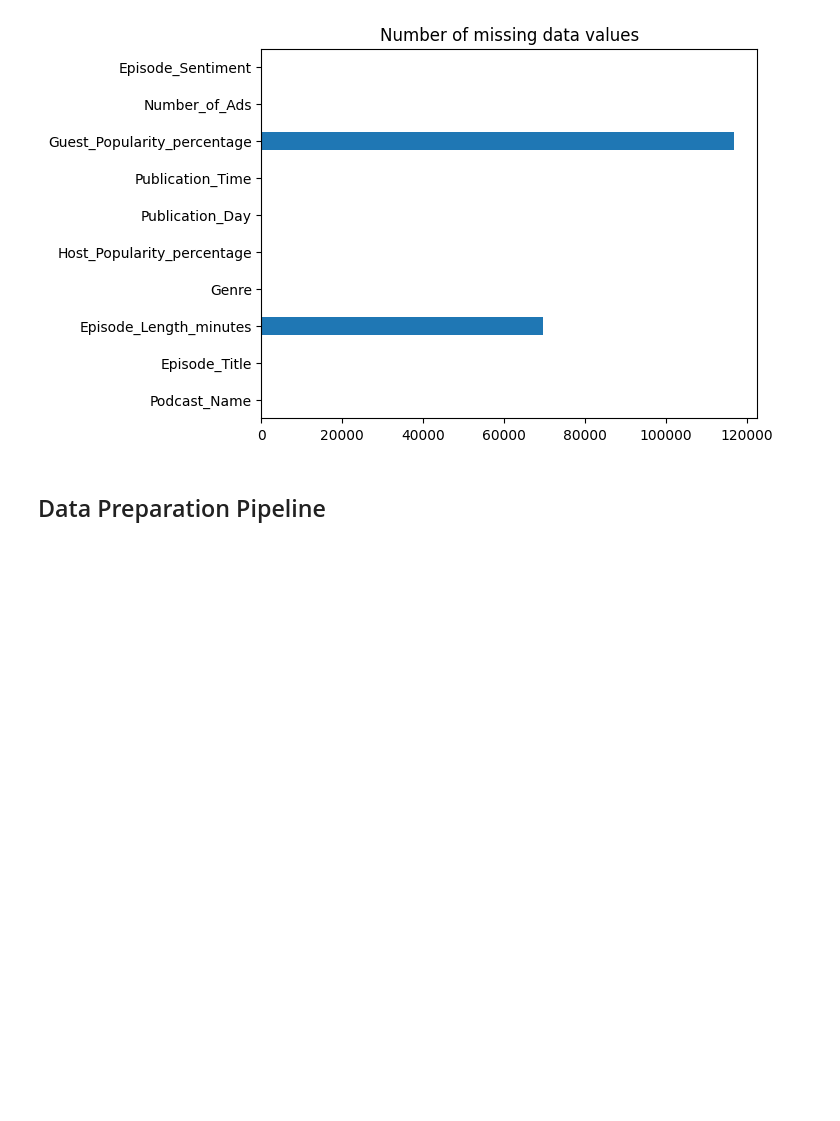
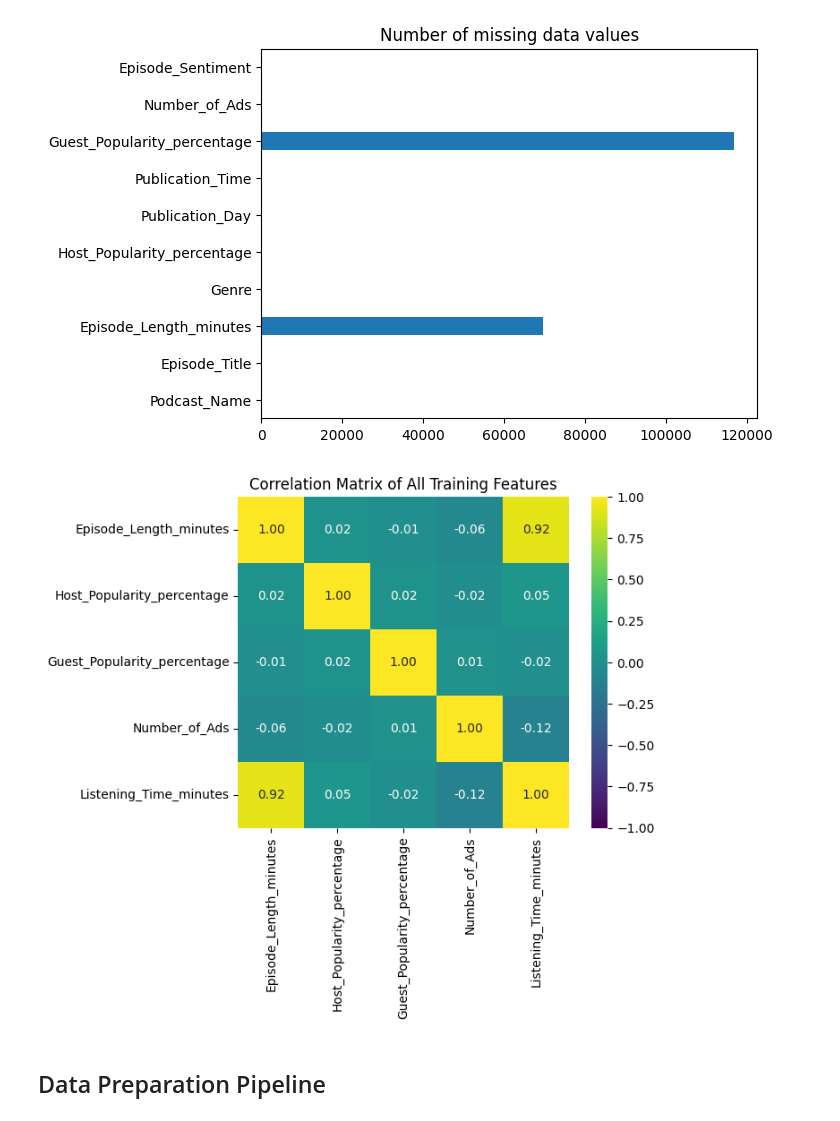
Before and after one commit to Enzo-Olivieri/Kaggle-S5-EP-4, a Jupyter notebook: listening_time_model.ipynb, the cells around one changed output. Drawn from its saved outputs; the diff is of its cells as text; code cells hidden in the pictures; blank space fills up the shorter version.

```diff
--- a/listening_time_model.ipynb
+++ b/listening_time_model.ipynb
@@ -97,6 +97,24 @@ Number_of_Ads                       1
 Episode_Sentiment                   0
 dtype: int64
 [figure]
+# %%
+# Creating Feature and Answer pairs for the correlation matrix
+feat_label_pair = pd.concat([X_train,y_train], axis = 1)
+numeric_cols = feat_label_pair.select_dtypes(include = ["float64"]).columns.tolist()
+
+correlation_matrix = feat_label_pair[numeric_cols].corr()
+heatmap = sns.heatmap(correlation_matrix,
+                      annot = True,
+                      vmin = -1,
+                      vmax = 1,
+                      center = 0,
+                      cmap = "viridis",
+                      fmt = ".2f",
+                      square = True)
+plt.title("Correlation Matrix of All Training Features")
+plt.show()
+# %% [output]
+[figure, added]
 # %% [markdown]
 ## Data Preparation Pipeline
 # %%
```
Also changed, not shown: parts of 9 cells of this notebook.
